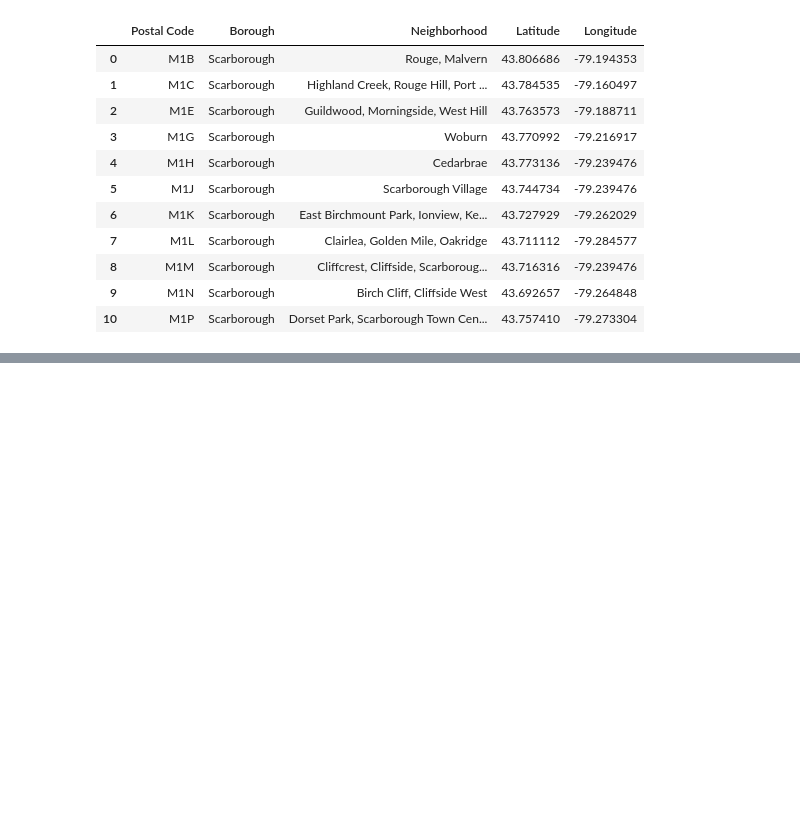
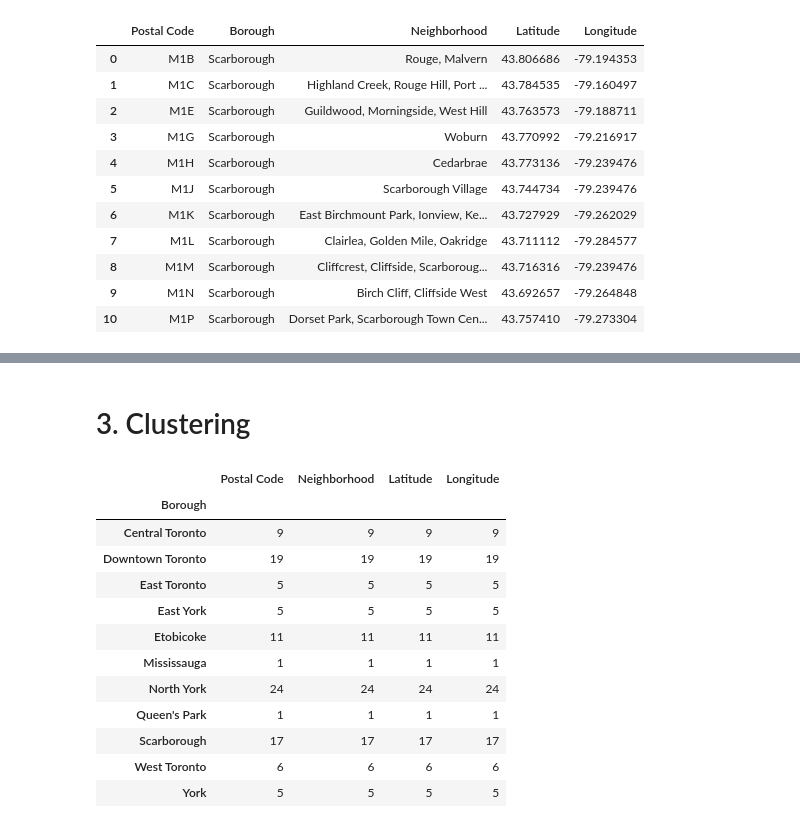
Before and after one commit to correiapedro439/github-coursera-, a Jupyter notebook: Pedro Sousa - Capstone Project.ipynb, the cells around one changed output, grey strips where cells are left out. Drawn from its saved outputs; the diff is of its cells as text; code cells hidden in the pictures; blank space fills up the shorter version.

```diff
--- a/Pedro Sousa - Capstone Project.ipynb
+++ b/Pedro Sousa - Capstone Project.ipynb
@@ -197,8 +197,8 @@ df.head()
 | 3 | M1G | 43.770992 | -79.216917 | Scarborough | Woburn |
 | 4 | M1H | 43.773136 | -79.239476 | Scarborough | Cedarbrae |
 # %%
-df = df[['Postal Code', 'Borough', 'Neighborhood', 'Latitude', 'Longitude']]
-df.head(11)
+df_2 = df[['Postal Code', 'Borough', 'Neighborhood', 'Latitude', 'Longitude']]
+df_2.head(11)
 # %% [output]
 |  | Postal Code | Borough | Neighborhood | Latitude | Longitude |
 | 0 | M1B | Scarborough | Rouge, Malvern | 43.806686 | -79.194353 |
@@ -220,0 +245,19 @@ df.shape
+# %% [markdown]
+# 3. Clustering
+# %%
+
+df_2.groupby('Borough').count()
+# %% [output]
+|  | Postal Code | Neighborhood | Latitude | Longitude |
+| Borough |  |  |  |  |
+| Central Toronto | 9 | 9 | 9 | 9 |
+| Downtown Toronto | 19 | 19 | 19 | 19 |
+| East Toronto | 5 | 5 | 5 | 5 |
+| East York | 5 | 5 | 5 | 5 |
+| Etobicoke | 11 | 11 | 11 | 11 |
+| Mississauga | 1 | 1 | 1 | 1 |
+| North York | 24 | 24 | 24 | 24 |
+| Queen's Park | 1 | 1 | 1 | 1 |
+| Scarborough | 17 | 17 | 17 | 17 |
+| West Toronto | 6 | 6 | 6 | 6 |
+| York | 5 | 5 | 5 | 5 |
```
Also changed, not shown: parts of 9 cells of this notebook.
